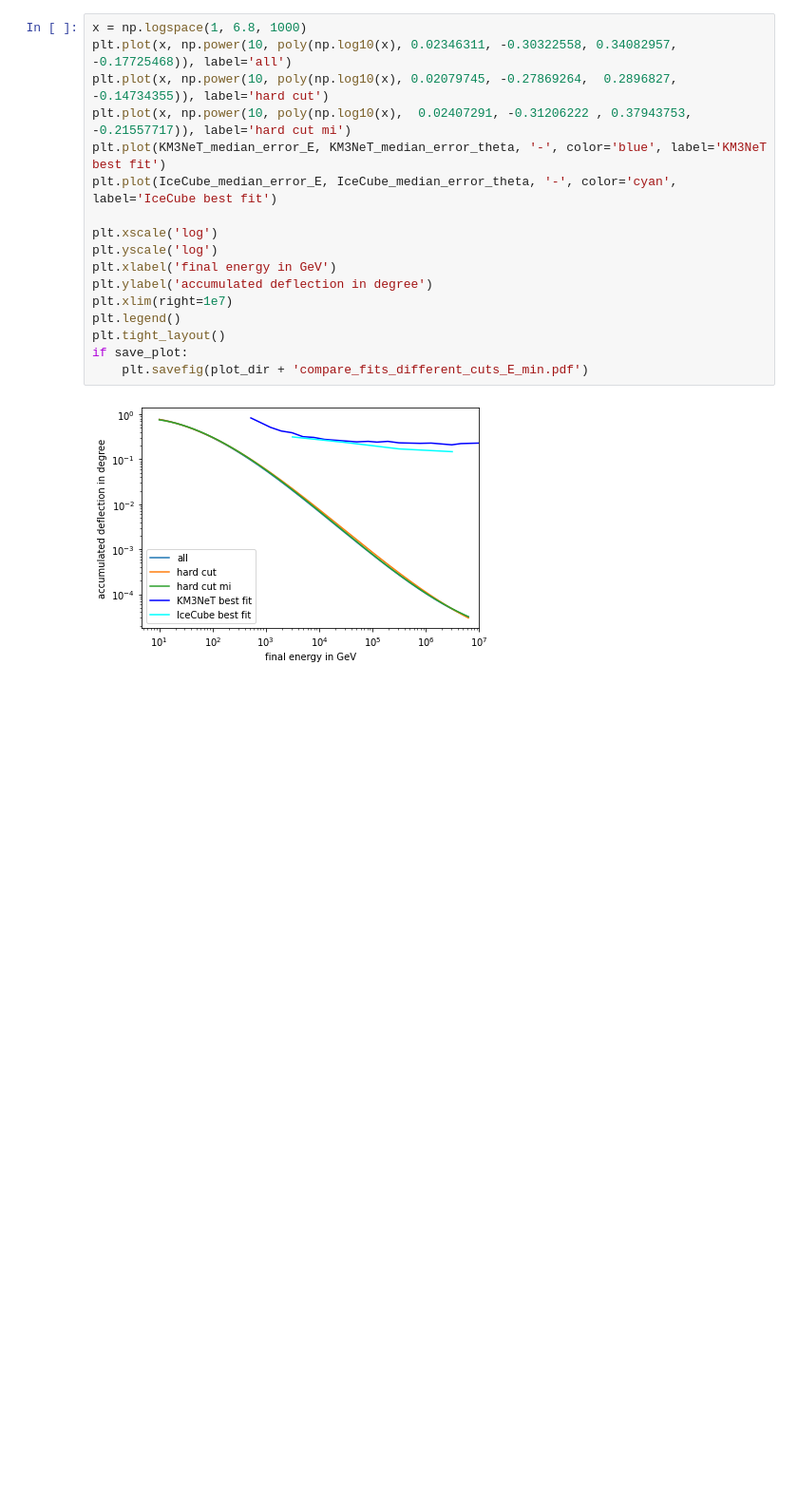
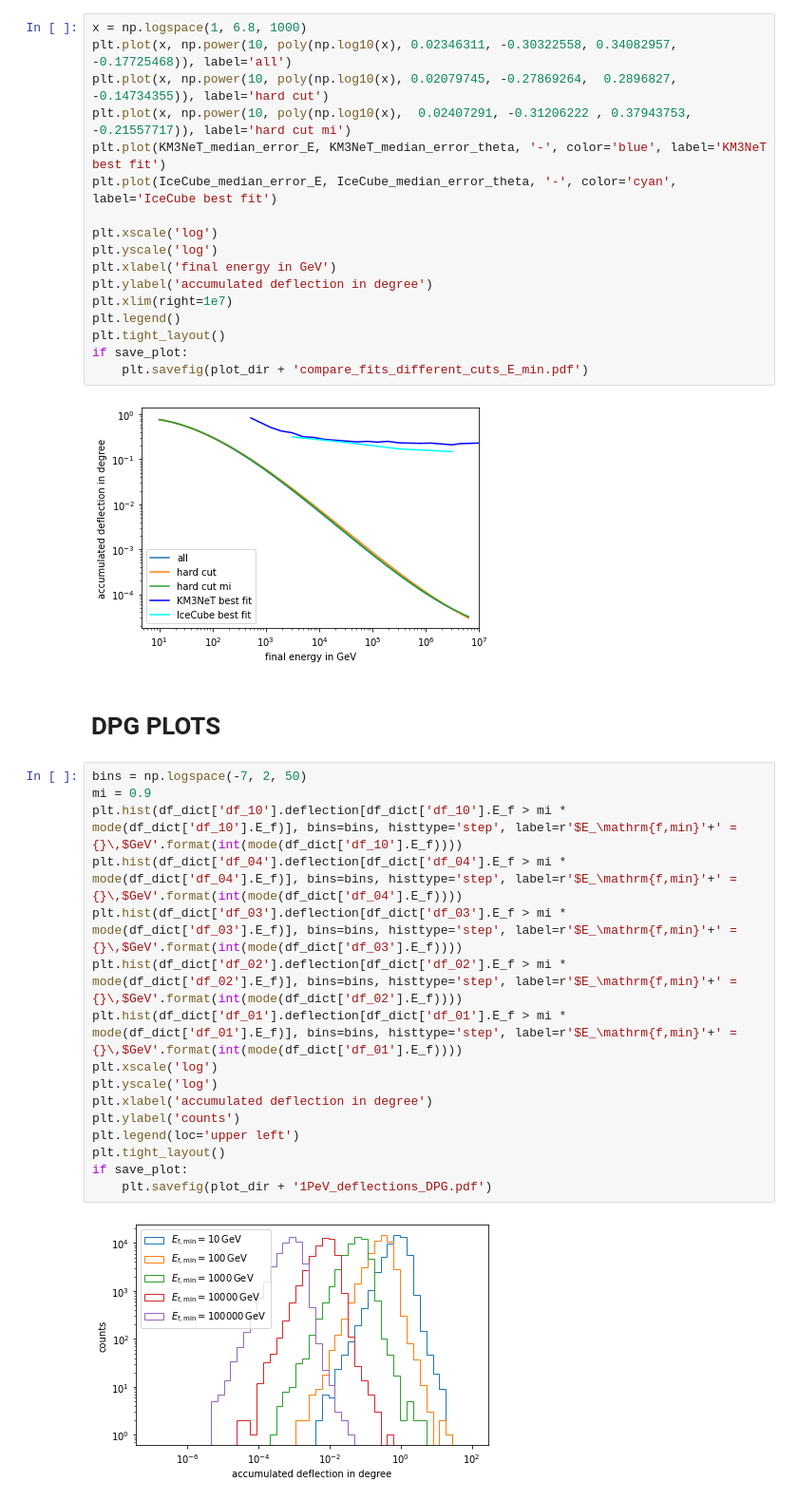
Before and after one commit to pascalgutjahr/muon-deflection-paper, a Jupyter notebook: deflection/total_defl_combined_moliere.ipynb, the cells around one changed output. Shown at 95% size. Cells and saved outputs as stored; diff of their text form; blank space fills up the shorter version.

Commit message:
dpg plots for tot defl moliere

```diff
--- a/deflection/total_defl_combined_moliere.ipynb
+++ b/deflection/total_defl_combined_moliere.ipynb
@@ -1046,3 +1046,23 @@ if save_plot:
     plt.savefig(plot_dir + 'compare_fits_different_cuts_E_min.pdf')
 # %% [output]
 [figure]
+# %% [markdown]
+# DPG PLOTS
+# %%
+bins = np.logspace(-7, 2, 50)
+mi = 0.9
+plt.hist(df_dict['df_10'].deflection[df_dict['df_10'].E_f > mi * mode(df_dict['df_10'].E_f)], bins=bins, histtype='step', label=r'$E_\mathrm{f,min}'+' = {}\,$GeV'.format(int(mode(df_dict['df_10'].E_f))))
+plt.hist(df_dict['df_04'].deflection[df_dict['df_04'].E_f > mi * mode(df_dict['df_04'].E_f)], bins=bins, histtype='step', label=r'$E_\mathrm{f,min}'+' = {}\,$GeV'.format(int(mode(df_dict['df_04'].E_f))))
+plt.hist(df_dict['df_03'].deflection[df_dict['df_03'].E_f > mi * mode(df_dict['df_03'].E_f)], bins=bins, histtype='step', label=r'$E_\mathrm{f,min}'+' = {}\,$GeV'.format(int(mode(df_dict['df_03'].E_f))))
+plt.hist(df_dict['df_02'].deflection[df_dict['df_02'].E_f > mi * mode(df_dict['df_02'].E_f)], bins=bins, histtype='step', label=r'$E_\mathrm{f,min}'+' = {}\,$GeV'.format(int(mode(df_dict['df_02'].E_f))))
+plt.hist(df_dict['df_01'].deflection[df_dict['df_01'].E_f > mi * mode(df_dict['df_01'].E_f)], bins=bins, histtype='step', label=r'$E_\mathrm{f,min}'+' = {}\,$GeV'.format(int(mode(df_dict['df_01'].E_f))))
+plt.xscale('log')
+plt.yscale('log')
+plt.xlabel('accumulated deflection in degree')
+plt.ylabel('counts')
+plt.legend(loc='upper left')
+plt.tight_layout()
+if save_plot:
+    plt.savefig(plot_dir + '1PeV_deflections_DPG.pdf')
+# %% [output]
+[figure, added]
```
Also changed, not shown: parts of 1 cell of this notebook, 1 other file.
